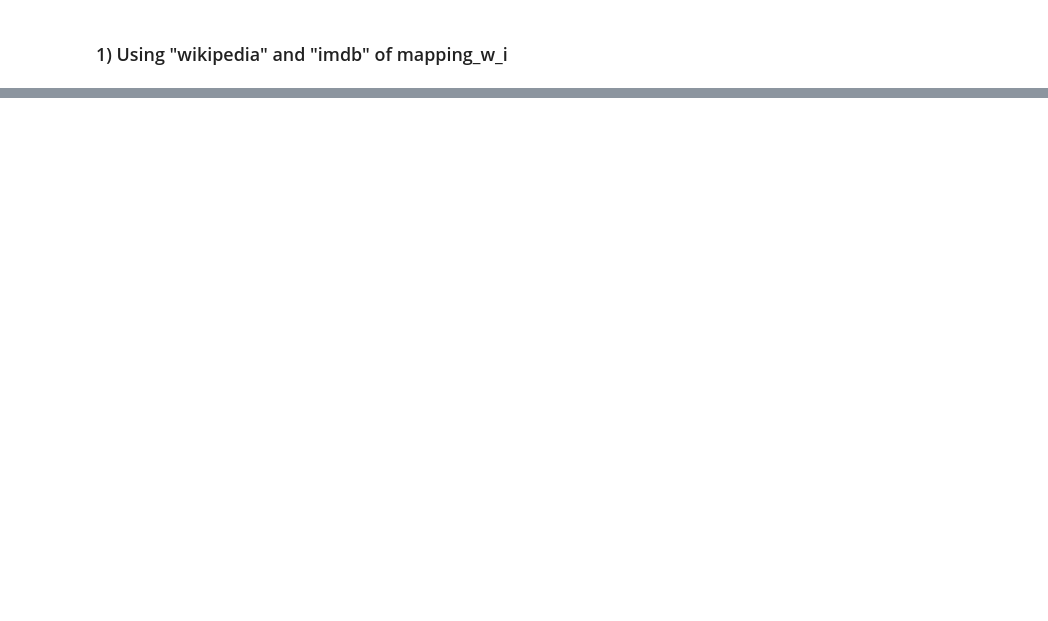
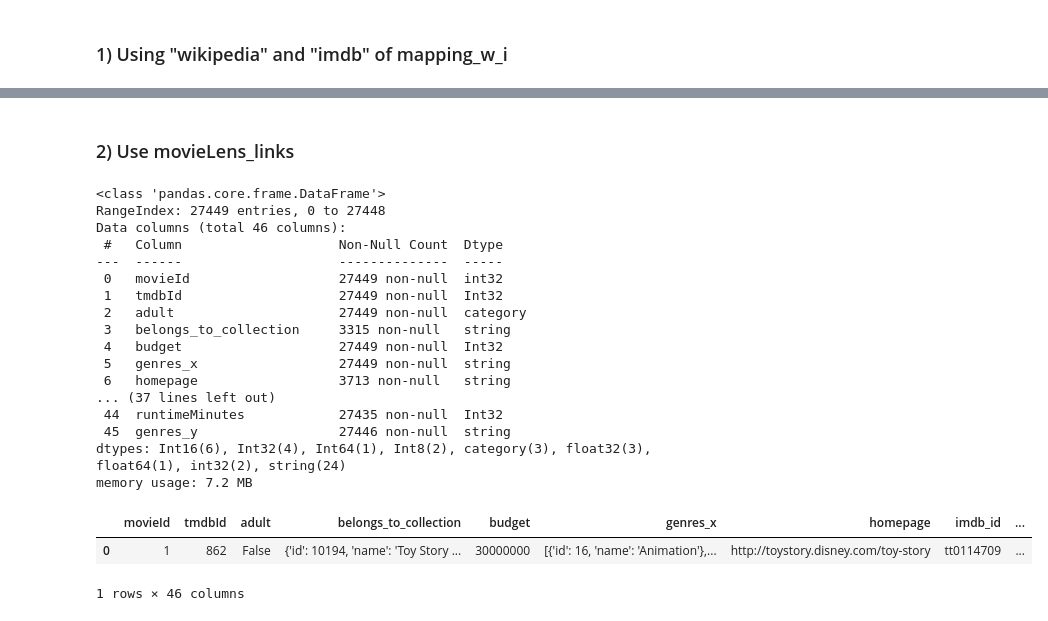
Before and after one commit to epfl-ada/ada-2023-project-crunchychicken, a Jupyter notebook: Dataframes_index.ipynb, the cells around one changed output, grey strips where cells are left out. Cells and saved outputs as stored; diff of their text form; code cells hidden in the pictures; blank space fills up the shorter version.

```diff
--- a/Dataframes_index.ipynb
+++ b/Dataframes_index.ipynb
@@ -336 +688,35 @@ movieLens_movies_merge = pd.merge(movieLens_links, movieLens_movies, left_on="im
+# %% [markdown]
+### 2) Use movieLens_links
+# %%
+movieLens_movies_merge = pd.merge(movieLens_links, movieLens_movies, left_on="imdbId", right_on="imdb_id", how="inner")
+movieLens_movies_merge.drop(['id','imdbId'], axis=1, inplace=True)
+
+cmu_imdb_movieLens_movies_v2 = pd.merge(movieLens_movies_merge, cmu_imdb_movies_v4, left_on="imdb_id", right_on="tconst", how="inner")
+
+del movieLens_movies_merge
+gc.collect()
+
+cmu_imdb_movieLens_movies_v2.info()
+cmu_imdb_movieLens_movies_v2.head(1)
+# %% [output]
+<class 'pandas.core.frame.DataFrame'>
+RangeIndex: 27449 entries, 0 to 27448
+Data columns (total 46 columns):
+ #   Column                    Non-Null Count  Dtype
+---  ------                    --------------  -----
+ 0   movieId                   27449 non-null  int32
+ 1   tmdbId                    27449 non-null  Int32
+ 2   adult                     27449 non-null  category
+ 3   belongs_to_collection     3315 non-null   string
+ 4   budget                    27449 non-null  Int32
+ 5   genres_x                  27449 non-null  string
+ 6   homepage                  3713 non-null   string
+... (37 lines left out)
+ 44  runtimeMinutes            27435 non-null  Int32
+ 45  genres_y                  27446 non-null  string
+dtypes: Int16(6), Int32(4), Int64(1), Int8(2), category(3), float32(3), float64(1), int32(2), string(24)
+memory usage: 7.2 MB
+|  | movieId | tmdbId | adult | belongs_to_collection | budget | genres_x | homepage | imdb_id | ... |
+| 0 | 1 | 862 | False | {'id': 10194, 'name': 'Toy Story ... | 30000000 | [{'id': 16, 'name': 'Animation'},... | http://toystory.disney.com/toy-story | tt0114709 | ... |
+1 rows × 46 columns
 # %% [markdown]
```
Also changed, not shown: parts of 67 cells of this notebook.
